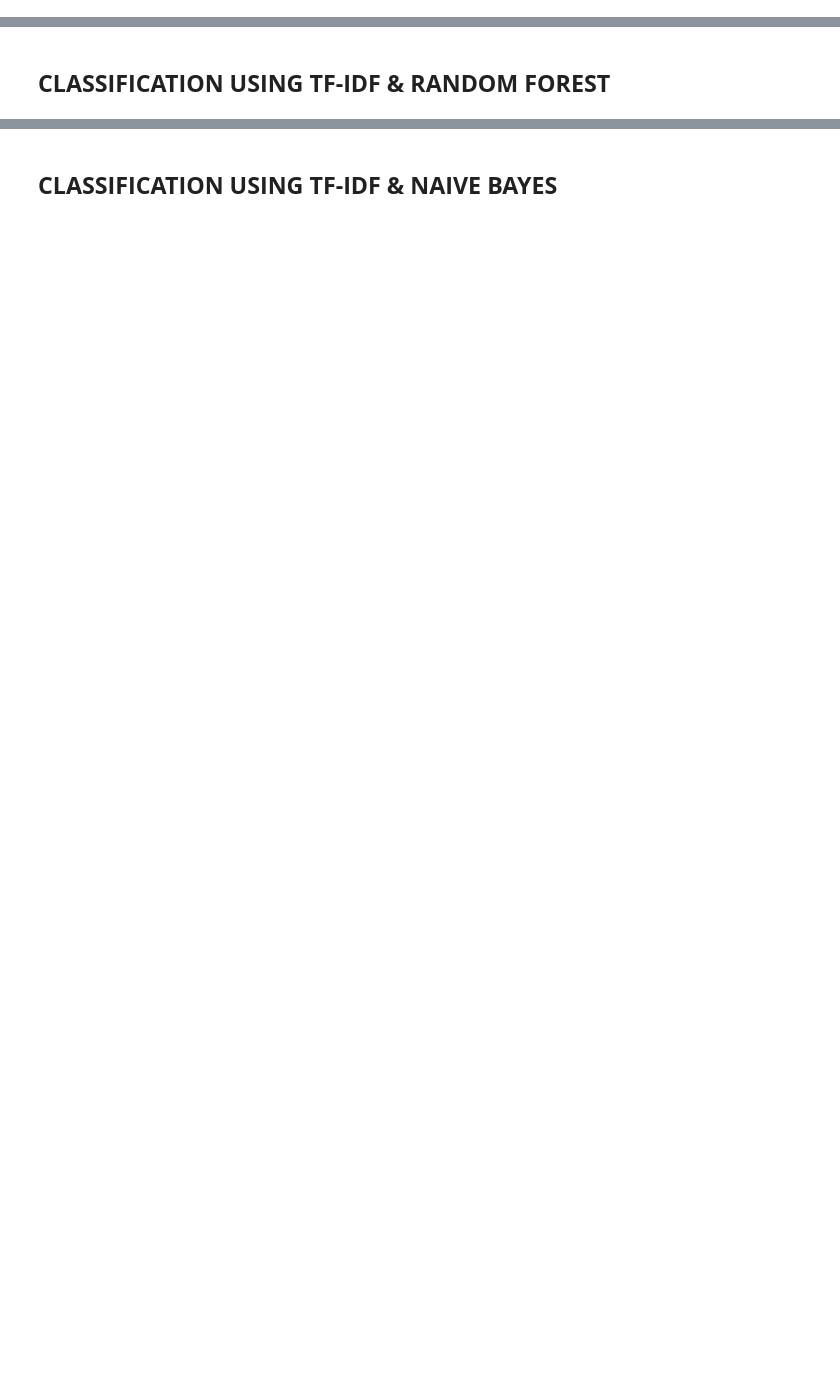
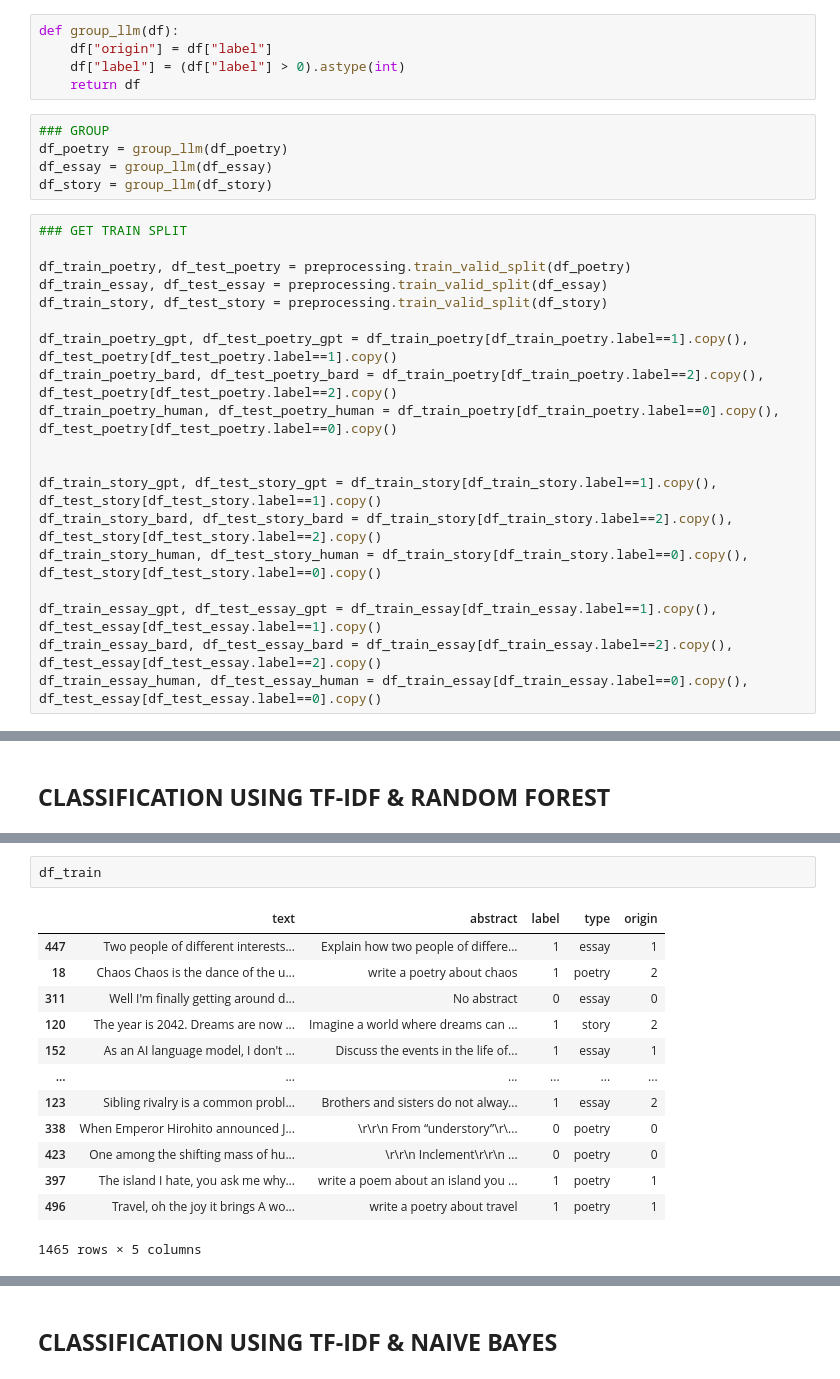
Before and after one commit to jules-chapon/ml-for-nlp, a Jupyter notebook: analysis/notebooks/all_binary.ipynb, the cells around one changed output, grey strips where cells are left out. Saved outputs shown, nothing was run; the diff lists cells and outputs as text; blank space fills up the shorter version.

Commit message:
[ADD] new notebook, analysis baseline model binary

```diff
--- a/analysis/notebooks/all_binary.ipynb
+++ b/analysis/notebooks/all_binary.ipynb
@@ -131,3 +112,32 @@ df_test_story = preprocessing.group_llms(
+# %%
+def group_llm(df):
+    df["origin"] = df["label"]
+    df["label"] = (df["label"] > 0).astype(int)
+    return df
+# %%
+### GROUP
+df_poetry = group_llm(df_poetry)
+df_essay = group_llm(df_essay)
+df_story = group_llm(df_story)
+# %%
+### GET TRAIN SPLIT
+
+df_train_poetry, df_test_poetry = preprocessing.train_valid_split(df_poetry)
+df_train_essay, df_test_essay = preprocessing.train_valid_split(df_essay)
+df_train_story, df_test_story = preprocessing.train_valid_split(df_story)
+
+df_train_poetry_gpt, df_test_poetry_gpt = df_train_poetry[df_train_poetry.label==1].copy(), df_test_poetry[df_test_poetry.label==1].copy()
+df_train_poetry_bard, df_test_poetry_bard = df_train_poetry[df_train_poetry.label==2].copy(), df_test_poetry[df_test_poetry.label==2].copy()
+df_train_poetry_human, df_test_poetry_human = df_train_poetry[df_train_poetry.label==0].copy(), df_test_poetry[df_test_poetry.label==0].copy()
+
+
+df_train_story_gpt, df_test_story_gpt = df_train_story[df_train_story.label==1].copy(), df_test_story[df_test_story.label==1].copy()
+df_train_story_bard, df_test_story_bard = df_train_story[df_train_story.label==2].copy(), df_test_story[df_test_story.label==2].copy()
+df_train_story_human, df_test_story_human = df_train_story[df_train_story.label==0].copy(), df_test_story[df_test_story.label==0].copy()
+
+df_train_essay_gpt, df_test_essay_gpt = df_train_essay[df_train_essay.label==1].copy(), df_test_essay[df_test_essay.label==1].copy()
+df_train_essay_bard, df_test_essay_bard = df_train_essay[df_train_essay.label==2].copy(), df_test_essay[df_test_essay.label==2].copy()
+df_train_essay_human, df_test_essay_human = df_train_essay[df_train_essay.label==0].copy(), df_test_essay[df_test_essay.label==0].copy()
 # %%
 ### CONCATENATE ALL DATASETS
 
@@ -411,0 +462,16 @@ print(f"Metrics on story: {metrics_story_121}")
+# %%
+df_train
+# %% [output]
+|  | text | abstract | label | type | origin |
+| 447 | Two people of different interests... | Explain how two people of differe... | 1 | essay | 1 |
+| 18 | Chaos Chaos is the dance of the u... | write a poetry about chaos | 1 | poetry | 2 |
+| 311 | Well I'm finally getting around d... | No abstract | 0 | essay | 0 |
+| 120 | The year is 2042. Dreams are now ... | Imagine a world where dreams can ... | 1 | story | 2 |
+| 152 | As an AI language model, I don't ... | Discuss the events in the life of... | 1 | essay | 1 |
+| ... | ... | ... | ... | ... | ... |
+| 123 | Sibling rivalry is a common probl... | Brothers and sisters do not alway... | 1 | essay | 2 |
+| 338 | When Emperor Hirohito announced J... | \r\r\n From “understory”\r\... | 0 | poetry | 0 |
+| 423 | One among the shifting mass of hu... | \r\r\n Inclement\r\r\n ... | 0 | poetry | 0 |
+| 397 | The island I hate, you ask me why... | write a poem about an island you ... | 1 | poetry | 1 |
+| 496 | Travel, oh the joy it brings A wo... | write a poetry about travel | 1 | poetry | 1 |
+1465 rows × 5 columns
```
Also changed, not shown: parts of 42 cells of this notebook.
